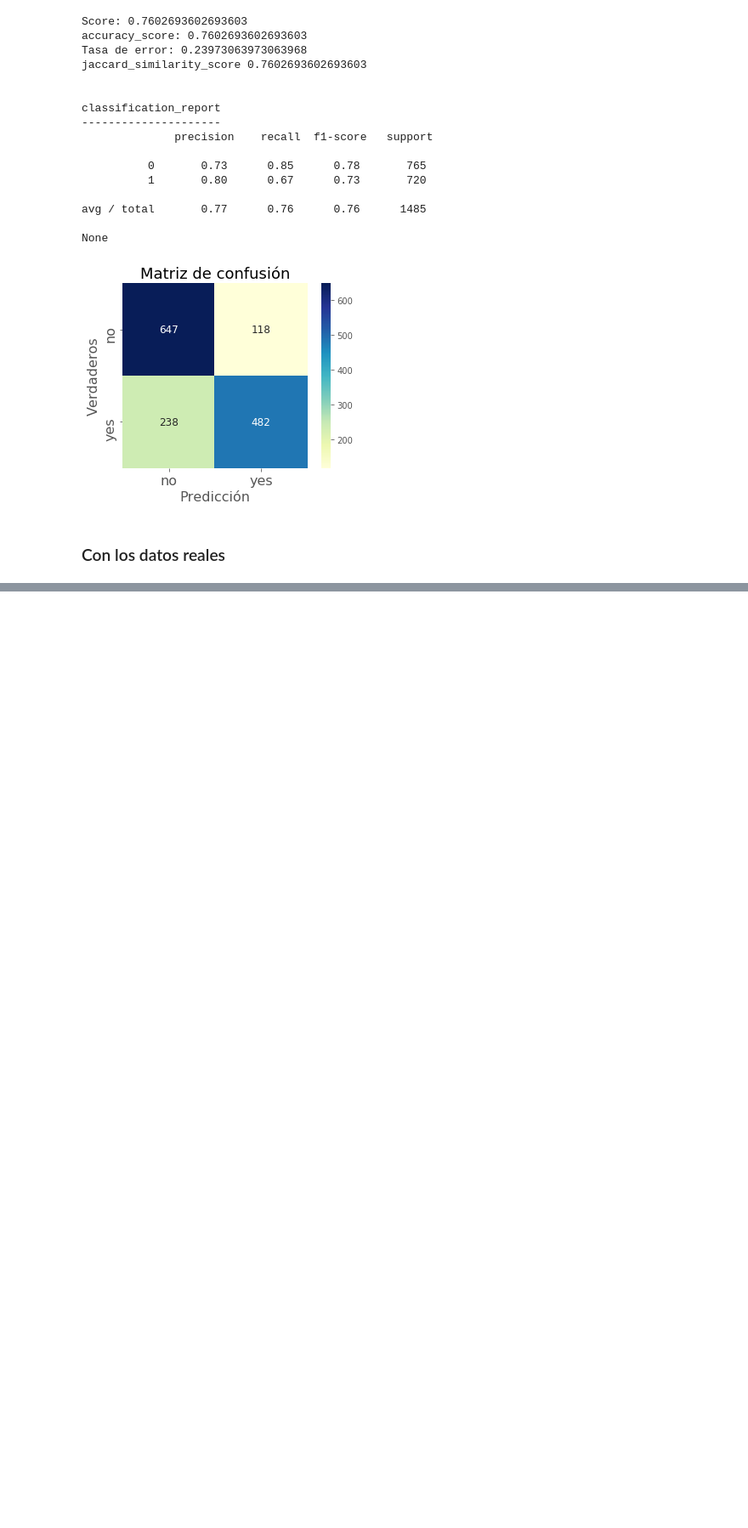
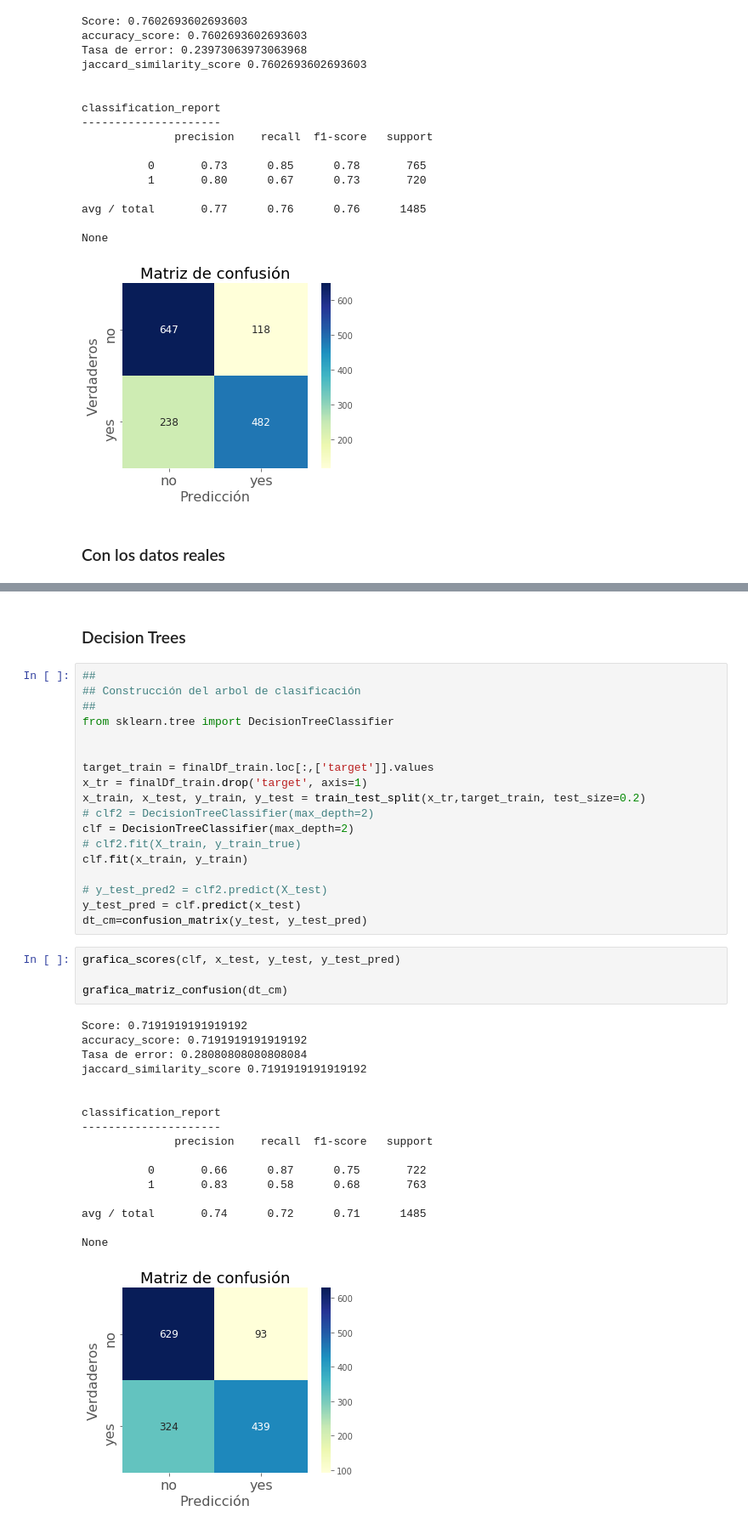
Before and after one commit to petusan36/TrabajoAnaliticaPredictiva, a Jupyter notebook: Nuevo analisis.ipynb, the cells around one changed output, grey strips where cells are left out. Shown at 85% size. Cells and saved outputs as stored; diff of their text form; blank space fills up the shorter version.

Commit message:
Se actualiza con modelo de decision tree

```diff
--- a/Nuevo analisis.ipynb
+++ b/Nuevo analisis.ipynb
@@ -434,0 +453,42 @@ grafica_matriz_confusion(knn_cm_true)
+# %% [markdown]
+### Decision Trees
+# %%
+##
+## Construcción del arbol de clasificación
+##
+from sklearn.tree import DecisionTreeClassifier
+
+
+target_train = finalDf_train.loc[:,['target']].values
+x_tr = finalDf_train.drop('target', axis=1)
+x_train, x_test, y_train, y_test = train_test_split(x_tr,target_train, test_size=0.2)
+# clf2 = DecisionTreeClassifier(max_depth=2)
+clf = DecisionTreeClassifier(max_depth=2)
+# clf2.fit(X_train, y_train_true)
+clf.fit(x_train, y_train)
+
+# y_test_pred2 = clf2.predict(X_test)
+y_test_pred = clf.predict(x_test)
+dt_cm=confusion_matrix(y_test, y_test_pred)
+# %%
+grafica_scores(clf, x_test, y_test, y_test_pred)
+
+grafica_matriz_confusion(dt_cm)
+# %% [output]
+Score: 0.7191919191919192
+accuracy_score: 0.7191919191919192
+Tasa de error: 0.28080808080808084
+jaccard_similarity_score 0.7191919191919192
+
+
+classification_report
+---------------------
+              precision    recall  f1-score   support
+
+          0       0.66      0.87      0.75       722
+          1       0.83      0.58      0.68       763
+
+avg / total       0.74      0.72      0.71      1485
+
+None
+[figure, added]
```
Also changed, not shown: parts of 1 cell of this notebook.
